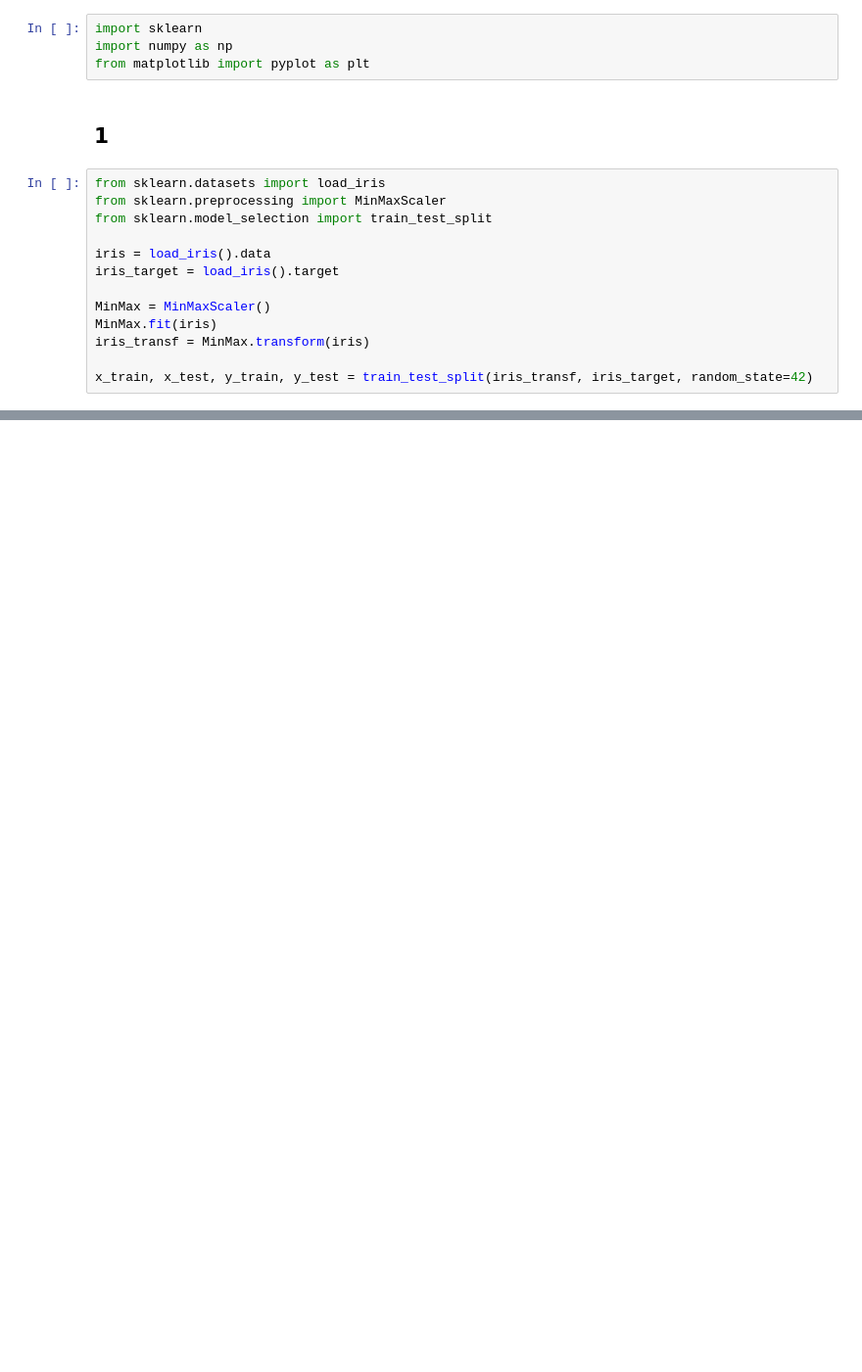
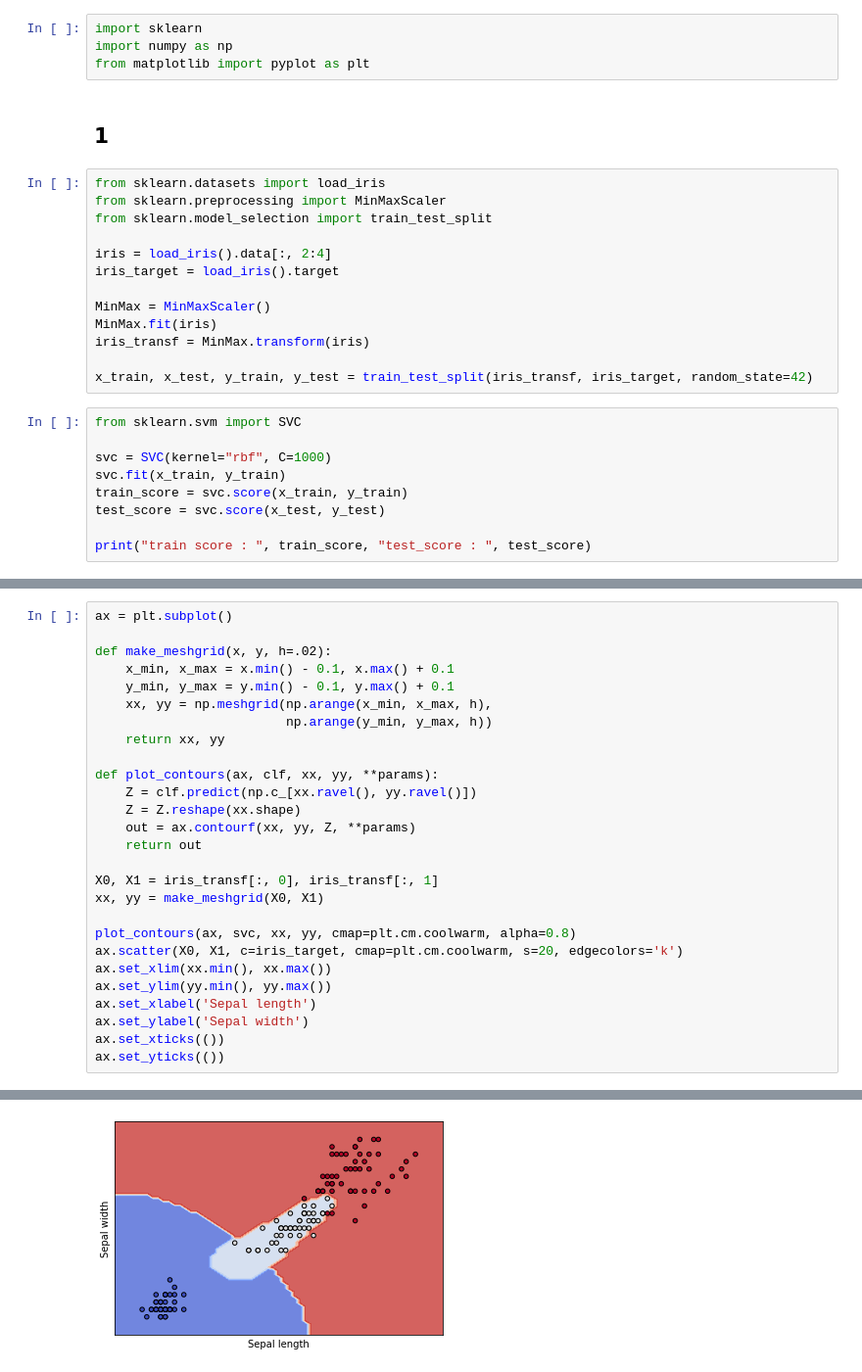
Before and after one commit to yemq3/Sysu_ML_Assignment, a Jupyter notebook: Lab11/code.ipynb, the cells around one changed output, grey strips where cells are left out. Shown at 98% size. Saved outputs shown, nothing was run; the diff lists cells and outputs as text; blank space fills up the shorter version.

```diff
--- a/Lab11/code.ipynb
+++ b/Lab11/code.ipynb
@@ -9,7 +9,7 @@ from sklearn.datasets import load_iris
 from sklearn.preprocessing import MinMaxScaler
 from sklearn.model_selection import train_test_split
 
-iris = load_iris().data
+iris = load_iris().data[:, 2:4]
 iris_target = load_iris().target
 
 MinMax = MinMaxScaler()
@@ -17,3 +17,12 @@ MinMax.fit(iris)
 iris_transf = MinMax.transform(iris)
 
 x_train, x_test, y_train, y_test = train_test_split(iris_transf, iris_target, random_state=42)
+# %%
+from sklearn.svm import SVC
+
+svc = SVC(kernel="rbf", C=1000)
+svc.fit(x_train, y_train)
+train_score = svc.score(x_train, y_train)
+test_score = svc.score(x_test, y_test)
+
+print("train score : ", train_score, "test_score : ", test_score)
@@ -19,0 +31,28 @@ x_train, x_test, y_train, y_test = train_test_split(iris_transf, iris_target, ra
+# %%
+ax = plt.subplot()
+
+def make_meshgrid(x, y, h=.02):
+    x_min, x_max = x.min() - 0.1, x.max() + 0.1
+    y_min, y_max = y.min() - 0.1, y.max() + 0.1
+    xx, yy = np.meshgrid(np.arange(x_min, x_max, h),
+                         np.arange(y_min, y_max, h))
+    return xx, yy
+
+def plot_contours(ax, clf, xx, yy, **params):
+    Z = clf.predict(np.c_[xx.ravel(), yy.ravel()])
+    Z = Z.reshape(xx.shape)
+    out = ax.contourf(xx, yy, Z, **params)
+    return out
+
+X0, X1 = iris_transf[:, 0], iris_transf[:, 1]
+xx, yy = make_meshgrid(X0, X1)
+
+plot_contours(ax, svc, xx, yy, cmap=plt.cm.coolwarm, alpha=0.8)
+ax.scatter(X0, X1, c=iris_target, cmap=plt.cm.coolwarm, s=20, edgecolors='k')
+ax.set_xlim(xx.min(), xx.max())
+ax.set_ylim(yy.min(), yy.max())
+ax.set_xlabel('Sepal length')
+ax.set_ylabel('Sepal width')
+ax.set_xticks(())
+ax.set_yticks(())
+# %% [output]
@@ -19,0 +60 @@ x_train, x_test, y_train, y_test = train_test_split(iris_transf, iris_target, ra
+[figure, added]
```
Also changed, not shown: parts of 16 cells of this notebook, 4 other files.
